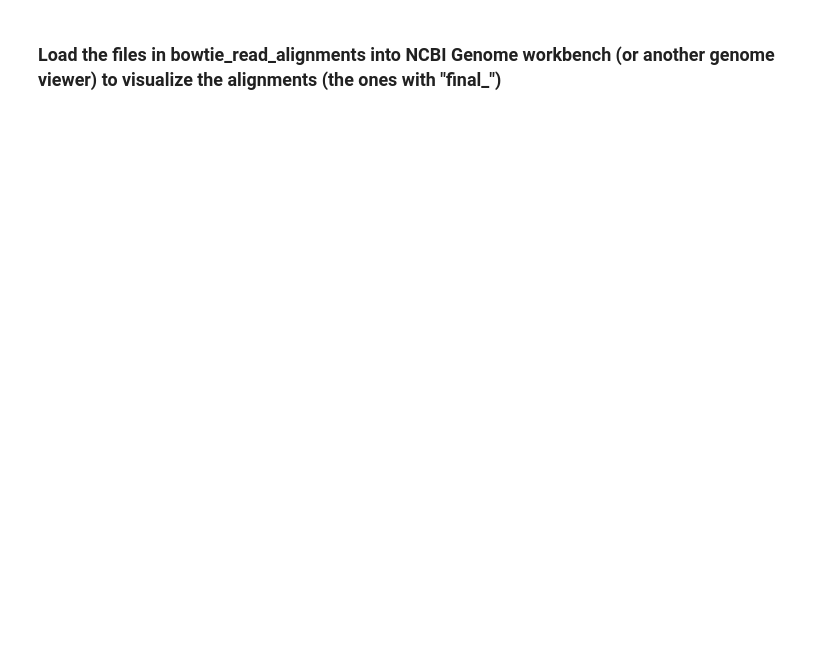
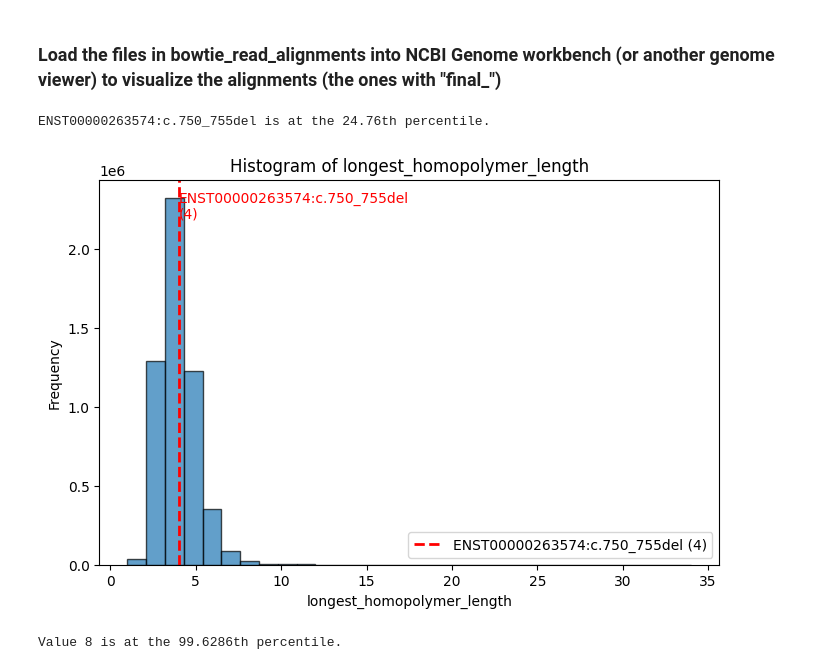
Before and after one commit to pachterlab/RLSRP_2025, a Jupyter notebook: notebooks/SuppX_pull_out_reads_for_alignment_viz.ipynb, the cells around one changed output. Drawn from its saved outputs; the diff is of its cells as text; code cells hidden in the pictures; blank space fills up the shorter version.

```diff
--- a/notebooks/SuppX_pull_out_reads_for_alignment_viz.ipynb
+++ b/notebooks/SuppX_pull_out_reads_for_alignment_viz.ipynb
@@ -264,15 +299,2 @@ top10_dict
 # %% [markdown]
 ### Map the reads to the VCRS to which they aligned
-# %%
-kb_count_out_dir = '/Users/joeyrich/Desktop/local/RLSRWP_2025/data/varseek_count_out_alignment_visualization_full/kb_count_out_vcrs'
-fastq_file = '/Users/joeyrich/Desktop/local/RLSRWP_2025/data/ccle_data_base/RNASeq_MELHO_SKIN/SRR8615233_1.fastq.gz'
-technology = 'bulk'
-parity = 'single'
-bustools = '/Users/joeyrich/miniconda3/envs/RLSRWP_2025/lib/python3.10/site-packages/kb_python/bins/darwin/m1/bustools/bustools'
-
-import importlib
-import varseek.utils.varseek_clean_utils
-importlib.reload(varseek.utils.varseek_clean_utils)
-from varseek.utils.varseek_clean_utils import make_bus_df
-
-bus_df = make_bus_df(kb_count_out_dir, fastq_file, technology=technology, parity=parity, bustools=bustools)
@@ -411,7 +303,7 @@ bus_df = make_bus_df(kb_count_out_dir, fastq_file, technology=technology, parity
 bus_df = bus_df.drop(columns=["transcript_names"]).rename(columns={"gene_names": "variant_names"})
 filtered_bus_df = bus_df[bus_df["variant_names"].apply(lambda x: len(x) == 1)]  # remove multi-mapping reads
 filtered_bus_df["variant_names_str"] = filtered_bus_df["variant_names"].apply(lambda x: x[0])  # cast to string
-filtered_bus_df = filtered_bus_df[(filtered_bus_df["variant_names_str"].isin(top10)) & (filtered_bus_df["counted_in_count_matrix"])]
+filtered_bus_df = filtered_bus_df[(filtered_bus_df["variant_names_str"].isin(top15)) & (filtered_bus_df["counted_in_count_matrix"])]
 print(f"Number of reads in filtered bus file: {len(filtered_bus_df)}")
 filtered_bus_df.head()
 # %% [output]
@@ -452,5 +350,6 @@ vcrs_header_to_id
 # %%
-for vcrs_id in filtered_bus_df["vcrs_ids"].unique():  # Get unique gene names
+for vcrs_id in sorted(filtered_bus_df["vcrs_ids"].unique()):  # Get unique gene names
+    print(f"Processing {vcrs_id}")
     temp_df = filtered_bus_df[filtered_bus_df["vcrs_ids"] == vcrs_id]  # Filter
     fastq_headers = temp_df["fastq_header"].tolist()  # Get values as a list
 
@@ -580,3 +500,63 @@ vcrs_0 (ENST00000361624:c.795dup)
 [samopen] SAM header is present: 84 sequences.
 # %% [markdown]
 ### Load the files in bowtie_read_alignments into NCBI Genome workbench (or another genome viewer) to visualize the alignments (the ones with "final_")
+# %%
+import pandas as pd
+import matplotlib.pyplot as plt
+import numpy as np
+from varseek.utils import longest_homopolymer
+
+# Load the CSV and select relevant columns
+file_path = "/Users/joeyrich/Desktop/local/RLSRWP_2025/data/vk_ref_out/variants_updated_filtered.csv"
+df = pd.read_csv(file_path, usecols=["vcrs_header", "vcrs_sequence"])
+
+(
+df["longest_homopolymer_length"],
+    df["longest_homopolymer"],
+) = zip(*df["vcrs_sequence"].apply(lambda x: (longest_homopolymer(x) if pd.notna(x) else (np.nan, np.nan))))
+
+# Define the target variant
+target_header = "ENST00000263574:c.750_755del"
+
+# Ensure longest_homopolymer_length is numeric
+df = df.dropna(subset=["longest_homopolymer_length"])
+df["longest_homopolymer_length"] = pd.to_numeric(df["longest_homopolymer_length"], errors="coerce")
+
+# Get the target value
+target_value = df.loc[df["vcrs_header"] == target_header, "longest_homopolymer_length"]
+
+if target_value.empty:
+    print(f"Header {target_header} not found in dataset.")
+else:
+    target_value = target_value.iloc[0]
+
+    # Compute percentile
+    percentile = (df["longest_homopolymer_length"] < target_value).mean() * 100
+    print(f"{target_header} is at the {percentile:.2f}th percentile.")
+
+    # Plot histogram
+    plt.figure(figsize=(8, 5))
+    plt.hist(df["longest_homopolymer_length"], bins=30, alpha=0.7, edgecolor="black")
+    plt.axvline(target_value, color="red", linestyle="dashed", linewidth=2, label=f"{target_header} ({target_value})")
+
+    # Annotate the target point
+    plt.text(target_value, plt.ylim()[1] * 0.9, f"{target_header}\n({target_value})", color="red")
+
+    # Labels and title
+    plt.xlabel("longest_homopolymer_length")
+    plt.ylabel("Frequency")
+    plt.title("Histogram of longest_homopolymer_length")
+    plt.legend()
+    plt.show()
+# %% [output]
+ENST00000263574:c.750_755del is at the 24.76th percentile.
+[figure, added]
+# %%
+from scipy.stats import percentileofscore
+
+value = 8
+percentile = percentileofscore(df["longest_homopolymer_length"].dropna(), value, kind="rank")
+
+print(f"Value {value} is at the {percentile:.4f}th percentile.")
+# %% [output]
+Value 8 is at the 99.6286th percentile.
```
Also changed, not shown: parts of 26 cells of this notebook, 3 other files.
